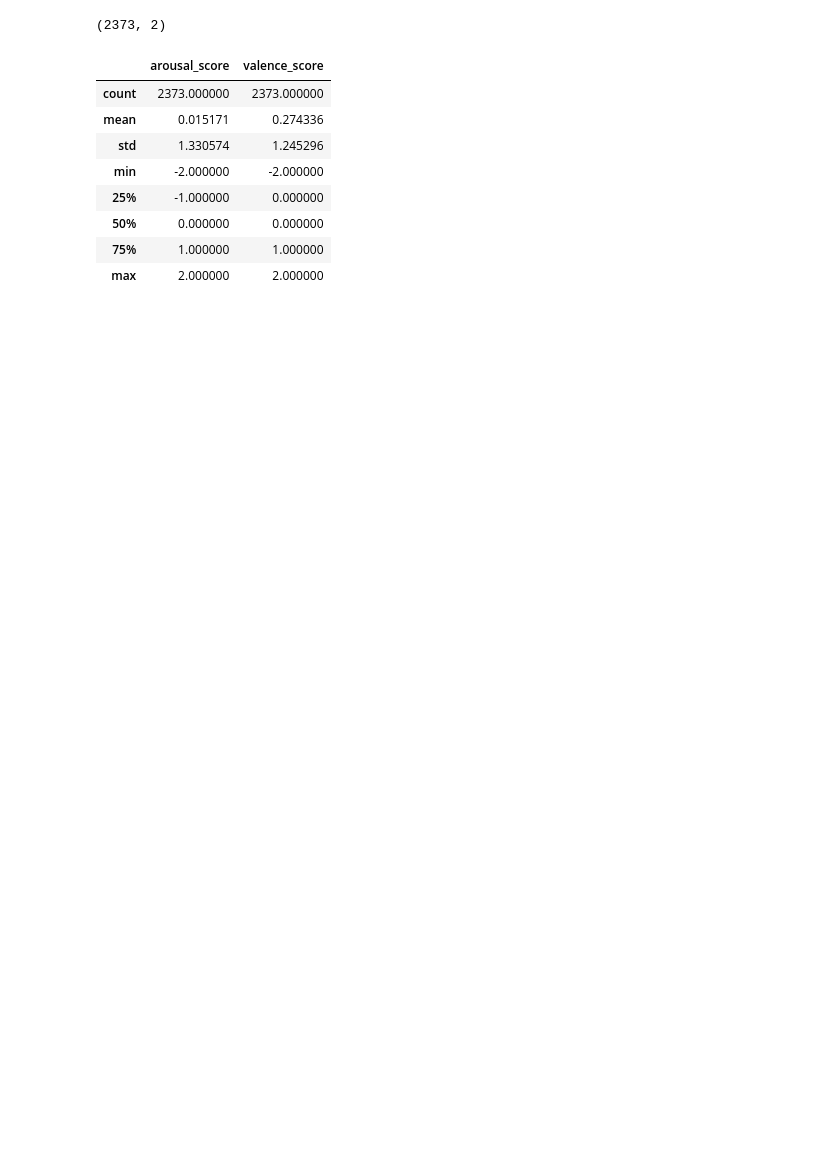
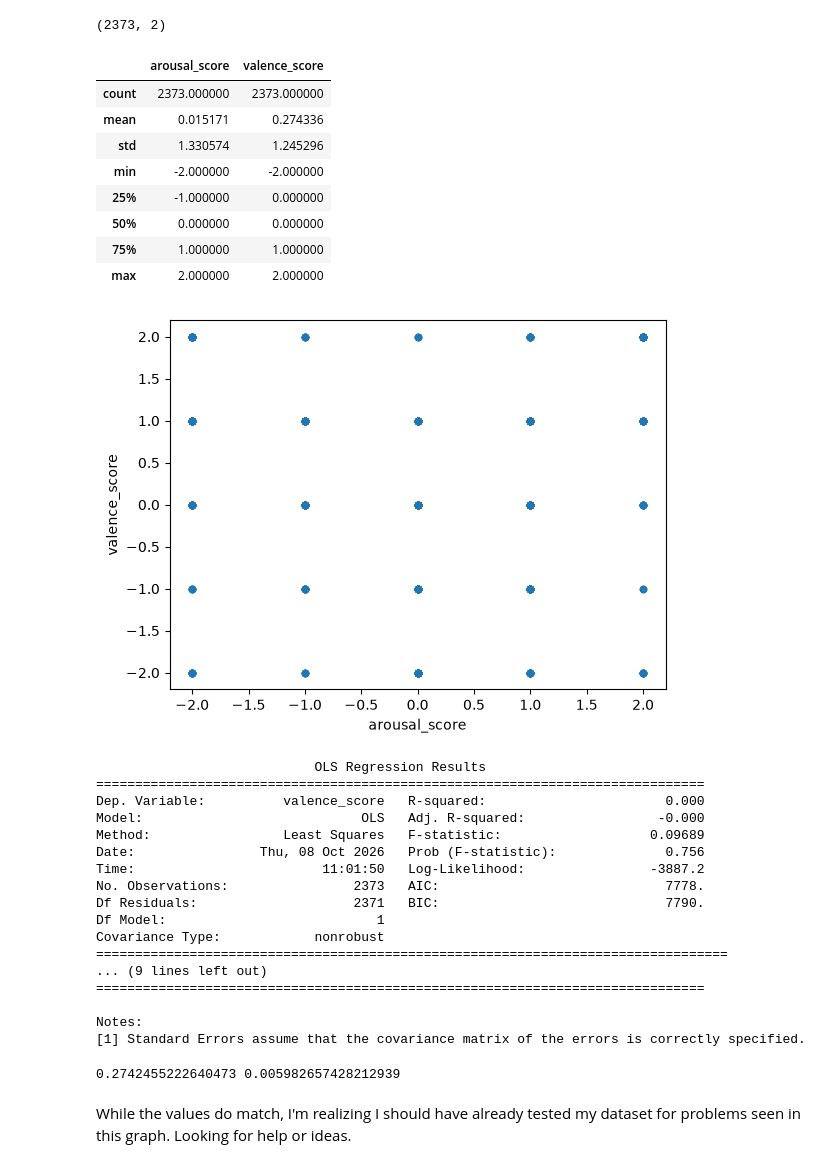
Before and after one commit to Emmett-Waechtler/ISTA_421_homework_3, a Jupyter notebook: waechtler_linear_regression_notebook_3.ipynb, the cells around one changed output. Drawn from its saved outputs; the diff is of its cells as text; code cells hidden in the pictures; blank space fills up the shorter version.

Commit message:
Fitted the line and compared to predicted values from equations

```diff
--- a/waechtler_linear_regression_notebook_3.ipynb
+++ b/waechtler_linear_regression_notebook_3.ipynb
@@ -159,3 +160,48 @@ df.describe()
 | max | 2.000000 | 2.000000 |
 # %%
 %%sql
+# %%
+import matplotlib.pyplot as plt
+import statsmodels.api as sm
+
+# Fitting the line
+df.plot.scatter(x="arousal_score", y="valence_score", alpha=0.2)
+plt.show()
+
+X = sm.add_constant(df["arousal_score"])  # adds the intercept
+model = sm.OLS(df["valence_score"], X).fit()
+print(model.summary())
+# Summary will be compared against a closed-form version in the next cell to verify our equations
+# %% [output]
+[figure, added]
+                            OLS Regression Results
+==============================================================================
+Dep. Variable:          valence_score   R-squared:                       0.000
+Model:                            OLS   Adj. R-squared:                 -0.000
+Method:                 Least Squares   F-statistic:                   0.09689
+Date:                Thu, 08 Oct 2026   Prob (F-statistic):              0.756
+Time:                        11:01:50   Log-Likelihood:                -3887.2
+No. Observations:                2373   AIC:                             7778.
+Df Residuals:                    2371   BIC:                             7790.
+Df Model:                           1
+Covariance Type:            nonrobust
+=================================================================================
+... (9 lines left out)
+==============================================================================
+
+Notes:
+[1] Standard Errors assume that the covariance matrix of the errors is correctly specified.
+# %%
+# Setting up x and y to correlate to their respective dataframes
+x, y = df["arousal_score"], df["valence_score"]
+
+# equation for b1
+b1 = ((x - x.mean()) * (y - y.mean())).sum() / ((x - x.mean())**2).sum()
+
+# equation for b0
+b0 = y.mean() - b1 * x.mean()
+print(b0, b1)
+# %% [output]
+0.2742455222640473 0.005982657428212939
+# %% [markdown]
+While the values do match, I'm realizing I should have already tested my dataset for problems seen in this graph. Looking for help or ideas.
```
Also changed, not shown: parts of 3 cells of this notebook.
